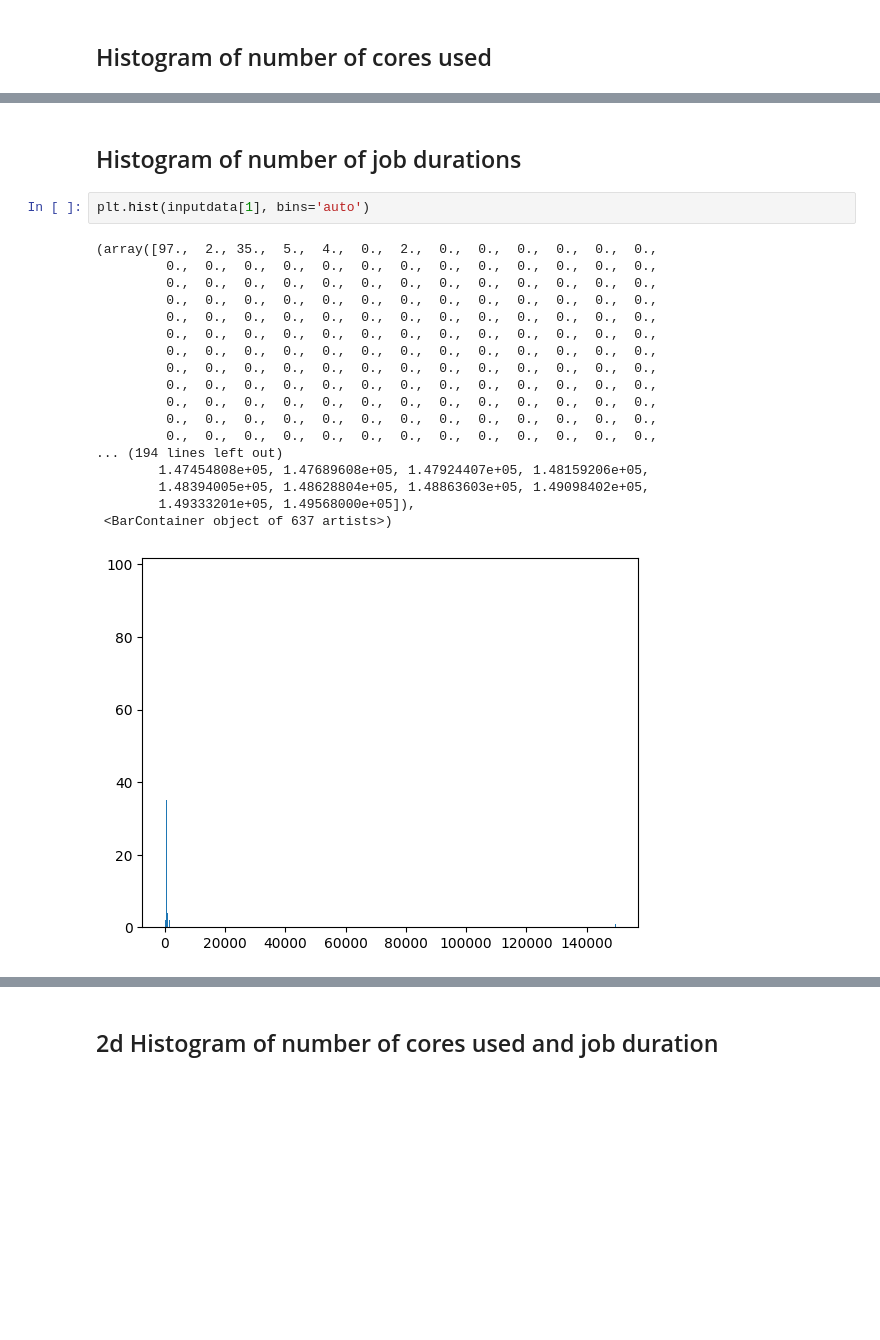
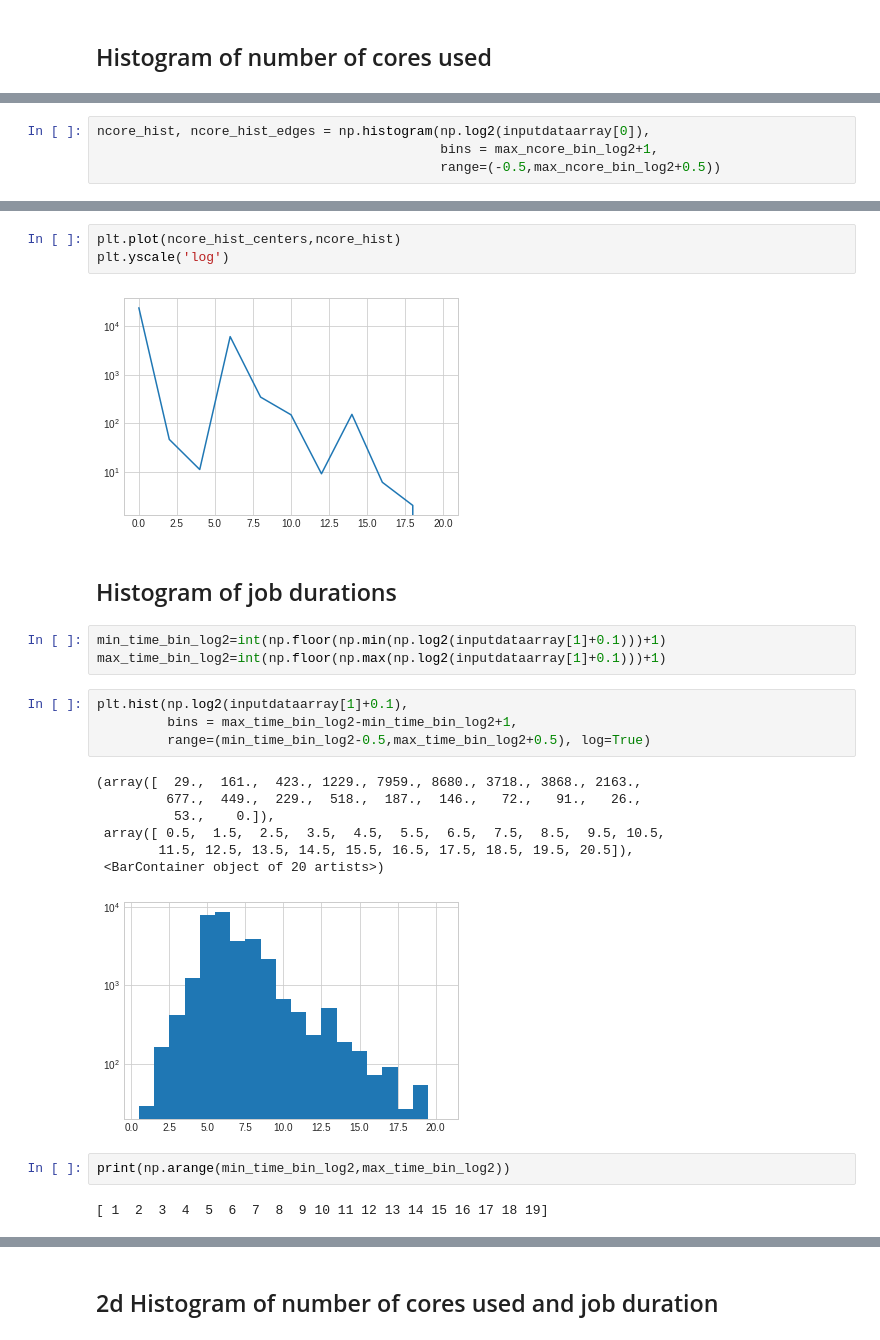
Before and after one commit to gruiick/openclassrooms-py, a Jupyter notebook: 06-python_analyze_data/jobs_analysis.ipynb, the cells around one changed output, grey strips where cells are left out. Saved outputs shown, nothing was run; the diff lists cells and outputs as text; blank space fills up the shorter version.

```diff
--- a/06-python_analyze_data/jobs_analysis.ipynb
+++ b/06-python_analyze_data/jobs_analysis.ipynb
@@ -30,0 +59,4 @@ plt.hist(inputdata[0], bins='auto')
+# %%
+ncore_hist, ncore_hist_edges = np.histogram(np.log2(inputdataarray[0]),
+                                            bins = max_ncore_bin_log2+1,
+                                            range=(-0.5,max_ncore_bin_log2+0.5))
@@ -31,23 +68,26 @@ plt.hist(inputdata[0], bins='auto')
+# %%
+plt.plot(ncore_hist_centers,ncore_hist)
+plt.yscale('log')
+# %% [output]
+[figure, added]
 # %% [markdown]
-## Histogram of number of job durations
+## Histogram of job durations
-# %%
-plt.hist(inputdata[1], bins='auto')
-# %% [output]
-(array([97.,  2., 35.,  5.,  4.,  0.,  2.,  0.,  0.,  0.,  0.,  0.,  0.,
-         0.,  0.,  0.,  0.,  0.,  0.,  0.,  0.,  0.,  0.,  0.,  0.,  0.,
-         0.,  0.,  0.,  0.,  0.,  0.,  0.,  0.,  0.,  0.,  0.,  0.,  0.,
-         0.,  0.,  0.,  0.,  0.,  0.,  0.,  0.,  0.,  0.,  0.,  0.,  0.,
-         0.,  0.,  0.,  0.,  0.,  0.,  0.,  0.,  0.,  0.,  0.,  0.,  0.,
-         0.,  0.,  0.,  0.,  0.,  0.,  0.,  0.,  0.,  0.,  0.,  0.,  0.,
-         0.,  0.,  0.,  0.,  0.,  0.,  0.,  0.,  0.,  0.,  0.,  0.,  0.,
-         0.,  0.,  0.,  0.,  0.,  0.,  0.,  0.,  0.,  0.,  0.,  0.,  0.,
-         0.,  0.,  0.,  0.,  0.,  0.,  0.,  0.,  0.,  0.,  0.,  0.,  0.,
-         0.,  0.,  0.,  0.,  0.,  0.,  0.,  0.,  0.,  0.,  0.,  0.,  0.,
-         0.,  0.,  0.,  0.,  0.,  0.,  0.,  0.,  0.,  0.,  0.,  0.,  0.,
-         0.,  0.,  0.,  0.,  0.,  0.,  0.,  0.,  0.,  0.,  0.,  0.,  0.,
-... (194 lines left out)
-        1.47454808e+05, 1.47689608e+05, 1.47924407e+05, 1.48159206e+05,
-        1.48394005e+05, 1.48628804e+05, 1.48863603e+05, 1.49098402e+05,
-        1.49333201e+05, 1.49568000e+05]),
- <BarContainer object of 637 artists>)
-[figure, removed]
+# %%
+min_time_bin_log2=int(np.floor(np.min(np.log2(inputdataarray[1]+0.1)))+1)
+max_time_bin_log2=int(np.floor(np.max(np.log2(inputdataarray[1]+0.1)))+1)
+# %%
+plt.hist(np.log2(inputdataarray[1]+0.1),
+         bins = max_time_bin_log2-min_time_bin_log2+1,
+         range=(min_time_bin_log2-0.5,max_time_bin_log2+0.5), log=True)
+# %% [output]
+(array([  29.,  161.,  423., 1229., 7959., 8680., 3718., 3868., 2163.,
+         677.,  449.,  229.,  518.,  187.,  146.,   72.,   91.,   26.,
+          53.,    0.]),
+ array([ 0.5,  1.5,  2.5,  3.5,  4.5,  5.5,  6.5,  7.5,  8.5,  9.5, 10.5,
+        11.5, 12.5, 13.5, 14.5, 15.5, 16.5, 17.5, 18.5, 19.5, 20.5]),
+ <BarContainer object of 20 artists>)
+[figure, added]
+# %%
+print(np.arange(min_time_bin_log2,max_time_bin_log2))
+# %% [output]
+[ 1  2  3  4  5  6  7  8  9 10 11 12 13 14 15 16 17 18 19]
```
Also changed, not shown: parts of 32 cells of this notebook, 8 other files.
